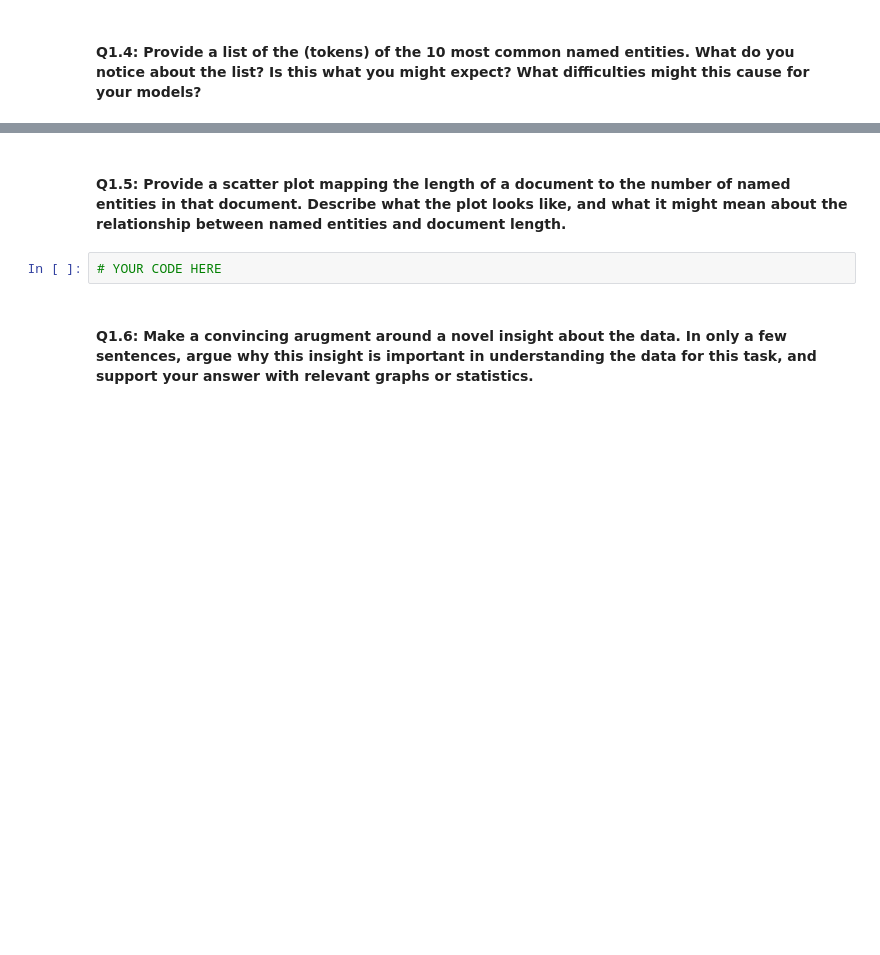
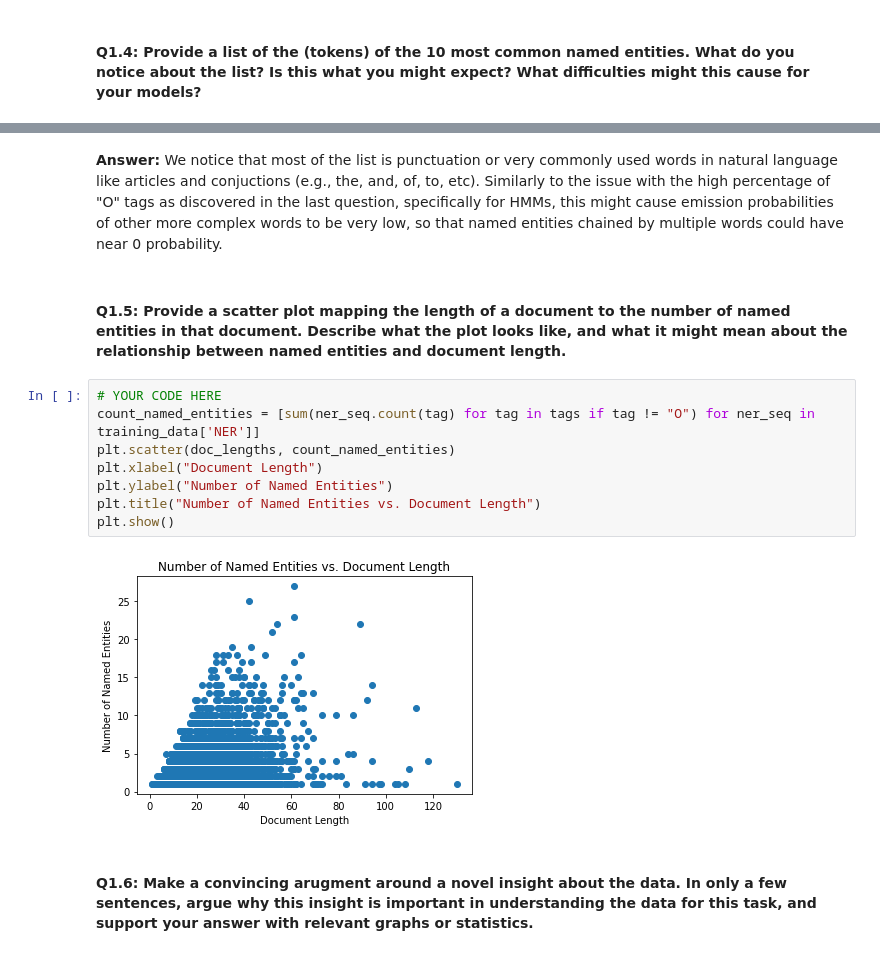
Before and after one commit to chadyu9/cs-4740, a Jupyter notebook: HW 1/hw1-student-facing.ipynb, the cells around one changed output, grey strips where cells are left out. Drawn from its saved outputs; the diff is of its cells as text; blank space fills up the shorter version.

```diff
--- a/HW 1/hw1-student-facing.ipynb
+++ b/HW 1/hw1-student-facing.ipynb
@@ -276,7 +291,17 @@ plt.show()
+# %% [markdown]
+**Answer:** We notice that most of the list is punctuation or very commonly used words in natural language like articles and conjuctions (e.g., the, and, of, to, etc). Similarly to the issue with the high percentage of "O" tags as discovered in the last question, specifically for HMMs, this might cause emission probabilities of other more complex words to be very low, so that named entities chained by multiple words could have near 0 probability.
 # %% [markdown]
 #### Q1.5: Provide a scatter plot mapping the length of a document to the number of named entities in that document. Describe what the plot looks like, and what it might mean about the relationship between named entities and document length.
-# %%
-# YOUR CODE HERE
+# %%
+# YOUR CODE HERE
+count_named_entities = [sum(ner_seq.count(tag) for tag in tags if tag != "O") for ner_seq in training_data['NER']]
+plt.scatter(doc_lengths, count_named_entities)
+plt.xlabel("Document Length")
+plt.ylabel("Number of Named Entities")
+plt.title("Number of Named Entities vs. Document Length")
+plt.show()
+# %% [output]
+[figure, added]
 # %% [markdown]
 #### Q1.6: Make a convincing arugment around a novel insight about the data. In only a few sentences, argue why this insight is important in understanding the data for this task, and support your answer with relevant graphs or statistics.
 # %%
```
Also changed, not shown: parts of 2 cells of this notebook.
